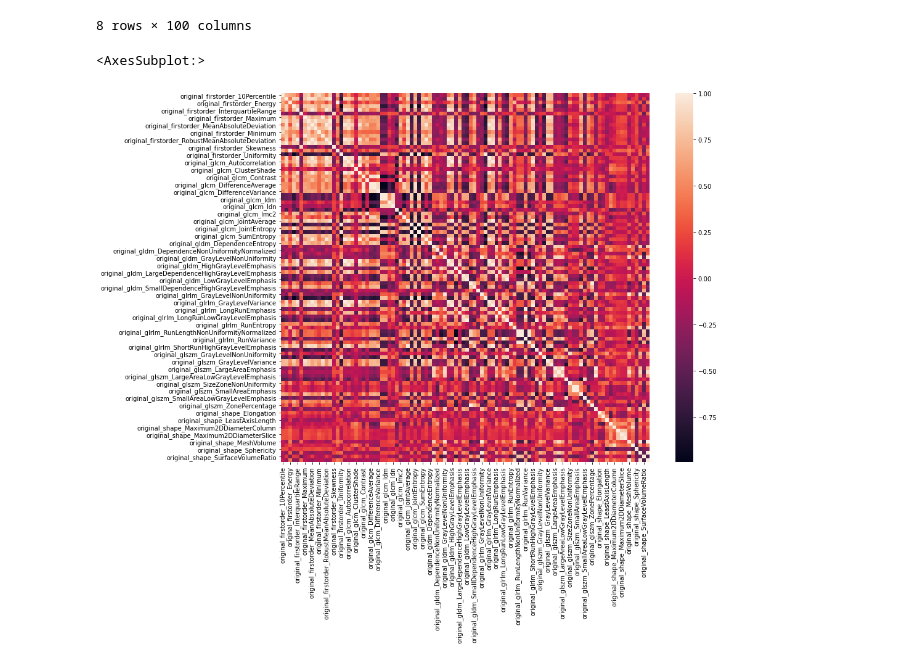
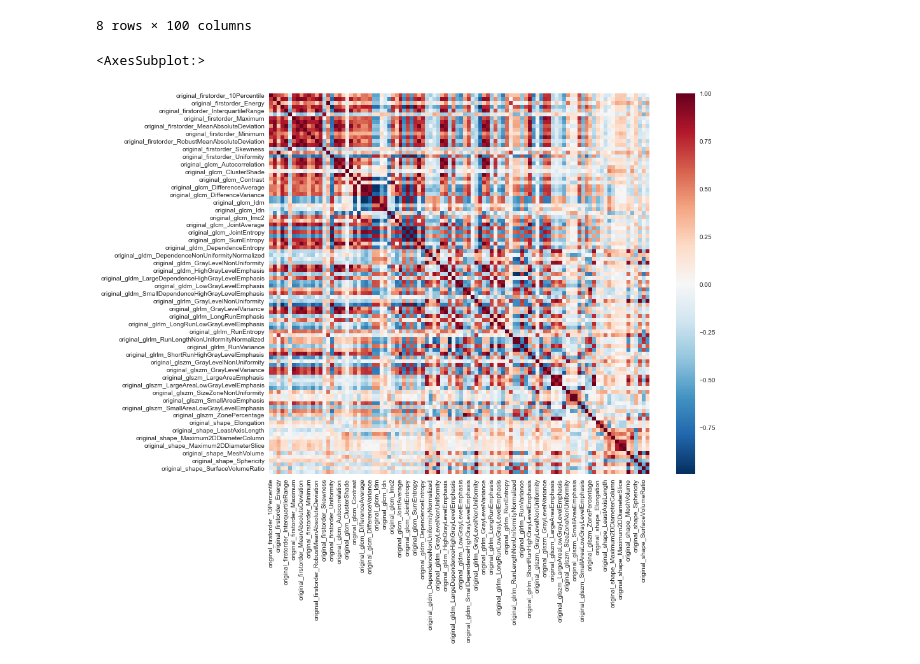
Before and after one commit to giuseppefilitto/img-segm, a Jupyter notebook: notebooks/FeaturesExtraction.ipynb, the cells around one changed output. Cells and saved outputs as stored; diff of their text form; code cells hidden in the pictures.

```diff
--- a/notebooks/FeaturesExtraction.ipynb
+++ b/notebooks/FeaturesExtraction.ipynb
@@ -75,6 +75,8 @@ samples.shape
 import pandas as pd
 import matplotlib.pyplot as plt
 import seaborn as sns
+
+plt.style.use('seaborn')
 # %%
 # Construct a pandas dataframe from the samples
 d = pd.DataFrame(data=samples, columns=feature_names)
@@ -94,11 +96,11 @@ d.describe()
 # %%
 corr = d.corr()
 
 # Set up the matplotlib figure
 f, ax = plt.subplots(figsize=(15, 11))
 
 # Draw the heatmap using seaborn
-sns.heatmap(corr, square=True)
+sns.heatmap(corr, square=True, cmap="RdBu_r")
 # %% [output]
 <AxesSubplot:>
-[figure, old version]
+[figure, new version]
```
Also changed, not shown: parts of 3 cells of this notebook.
